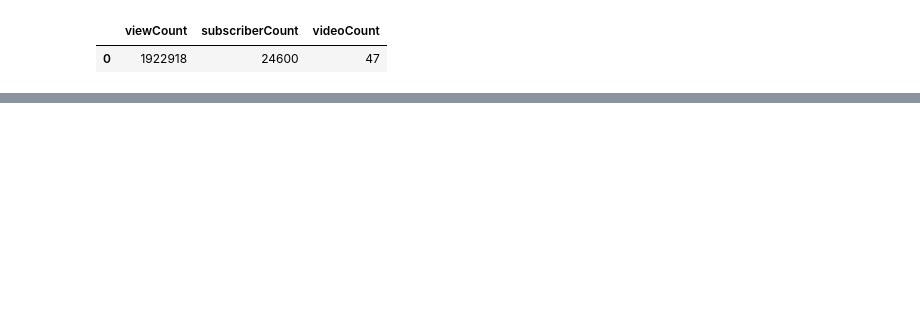
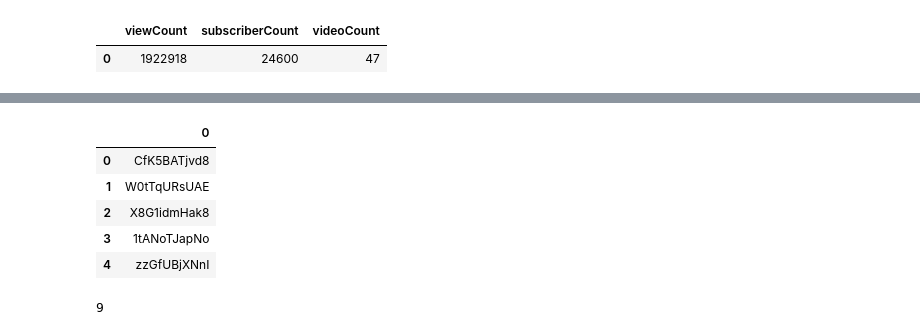
Before and after one commit to denizsimsek8/YOUTUBE_API, a Jupyter notebook: main_project.ipynb, the cells around one changed output, grey strips where cells are left out. Cells and saved outputs as stored; diff of their text form; code cells hidden in the pictures; blank space fills up the shorter version.

```diff
--- a/main_project.ipynb
+++ b/main_project.ipynb
@@ -50,0 +67,7 @@ channel_stats
+# %%
+request = youtube.playlistItems().list(
+        part="snippet,contentDetails",
+        playlistId="PLmdgG0EeBK7BkoE-WoAsgs3FgJAruY5Z8"
+    )
+response = request.execute()
+print(response)
@@ -50,0 +80,26 @@ channel_stats
+# %%
+def get_video_ids(youtube, playlist_id):
+    video_ids = []
+
+    request = youtube.playlistItems().list(
+            part="snippet,contentDetails",
+            playlistId=playlist_id
+        )
+    response = request.execute()
+
+    for item in response['items']:
+        video_ids.append(item['contentDetails']['videoId'])
+    return pd.DataFrame(video_ids)
+# %%
+playlist_id = "PLmdgG0EeBK7BkoE-WoAsgs3FgJAruY5Z8"
+
+video_ids = get_video_ids(youtube, playlist_id)
+# %%
+video_ids
+# %% [output]
+|  | 0 |
+| 0 | CfK5BATjvd8 |
+| 1 | W0tTqURsUAE |
+| 2 | X8G1idmHak8 |
+| 3 | 1tANoTJapNo |
+| 4 | zzGfUBjXNnI |
@@ -50,0 +142,4 @@ channel_stats
+# %%
+len(video_ids)
+# %% [output]
+9
```
Also changed, not shown: parts of 13 cells of this notebook.
